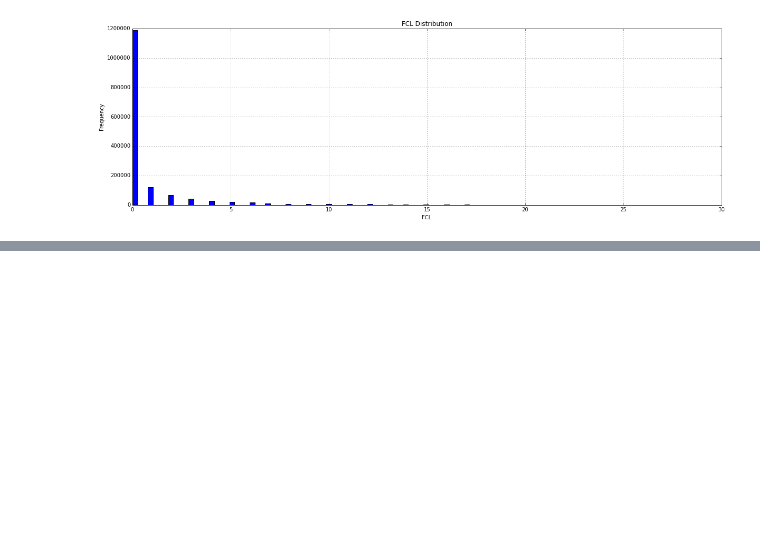
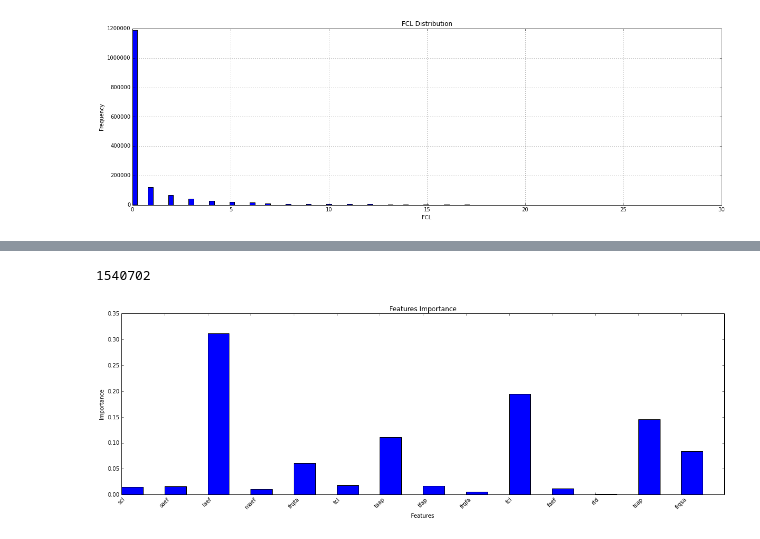
Before and after one commit to shinwachi/cs109_firstOrPerish, a Jupyter notebook: analysis/processAuthorStat.ipynb, the cells around one changed output, grey strips where cells are left out. Cells and saved outputs as stored; diff of their text form; code cells hidden in the pictures; blank space fills up the shorter version.

Commit message:
Random Forest
updated with random forest

```diff
--- a/analysis/processAuthorStat.ipynb
+++ b/analysis/processAuthorStat.ipynb
@@ -410,0 +458,39 @@ subData.head()
+# %%
+#cast the true false values to 1 and 0
+print len(analysisData.index)
+X = analysisData.as_matrix()
+results = []
+for value in Y:
+    if value:
+        results.append(1)
+    else:
+        results.append(0)
+Y = np.array(results)
+# %% [output]
+1540702
+# %%
+## your code here
+np.set_printoptions(threshold='nan')
+forest20= RandomForestClassifier(n_estimators =20)
+forest20.fit(X,Y)
+features = forest20.feature_importances_
+#Duke Matplotlib bar, scatterplot, histogram plots
+fig = plt.figure()
+ax = fig.add_subplot(111)
+ind = np.arange(14)                # the x locations for the groups
+width = .5                      # the width of the bars
+
+## the bars
+rects = ax.bar(ind, features, width)
+ax.set_xlim(1,14)
+ax.set_ylabel('Importance')
+ax.set_title('Features Importance')
+ax.set_xlabel('Features')
+columns = analysisData.columns
+columns = np.array(columns)
+ax.set_xticks(ind)
+ax.set_xticklabels(columns, rotation=45)
+plt.show()
+# We see here that laef and fcl are the features that help us predict authorship
+# %% [output]
+[figure, added]
```
Also changed, not shown: parts of 13 cells of this notebook.
